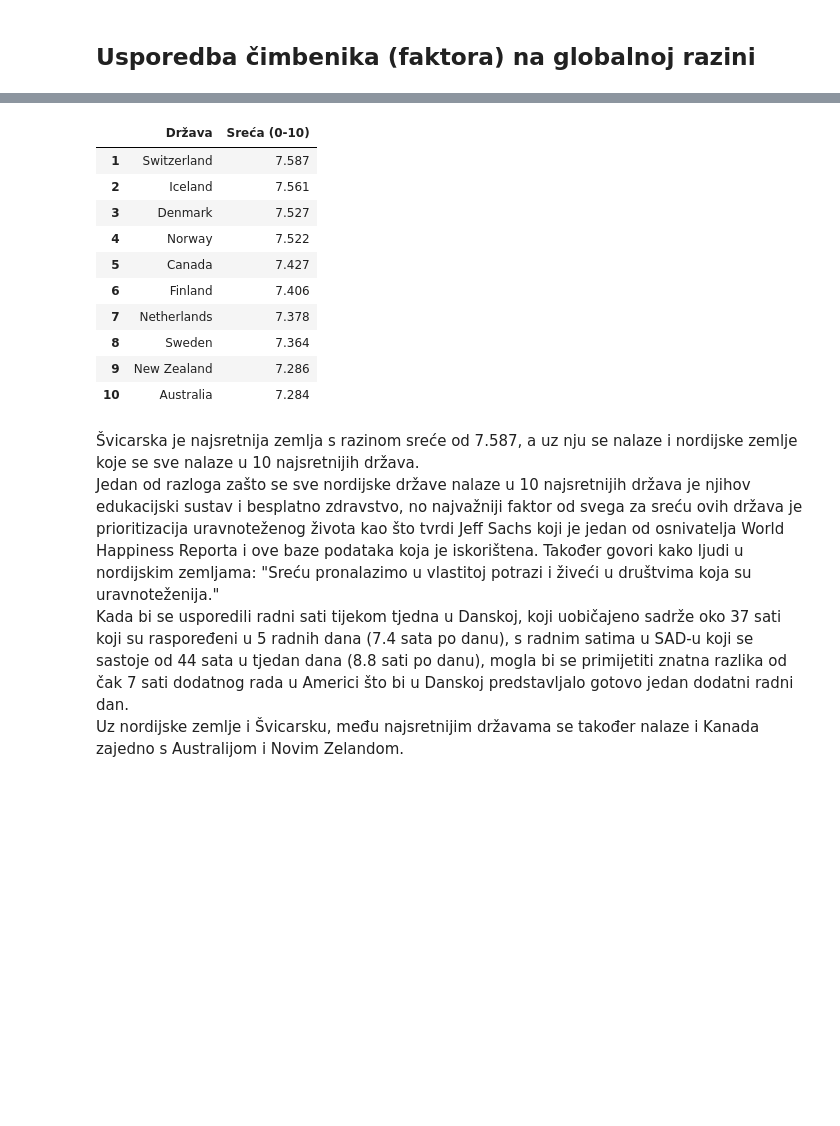
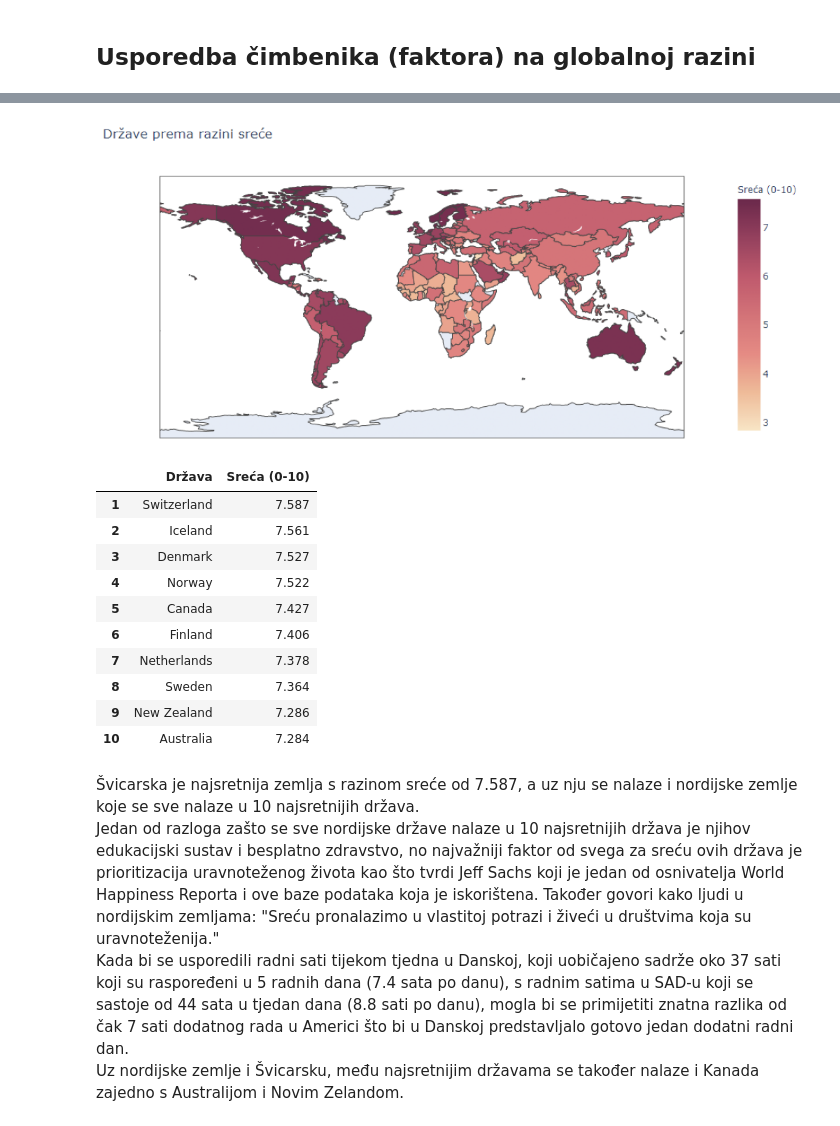
Before and after one commit to jslavic/radzaskolu, a Jupyter notebook: SkolskiRad.ipynb, the cells around one changed output, grey strips where cells are left out. Cells and saved outputs as stored; diff of their text form; code cells hidden in the pictures; blank space fills up the shorter version.

```diff
--- a/SkolskiRad.ipynb
+++ b/SkolskiRad.ipynb
@@ -415,10 +409,27 @@ Prema utjecaju čimbenika velikodušnosti stanovništva, Hrvatska je jedna od ze
 ## Usporedba čimbenika (faktora) na globalnoj razini
 # %%
 import plotly.express as px
+import matplotlib.image as mpimg
 
+fig, ax = plt.subplots(figsize=(18,12))
+
+#vizualizacija je napravljena pomoću učitavanja slika jer se interaktivna karta koja je bila prvobitno napravljena nije mogla
+#prikazati na GitHub-ovom prikazu
+
+'''
 fig = px.choropleth(podatci, locations="Država", locationmode='country names',
-                  color="Sreća (0-10)", hover_name="Država",
-                  title="Države prema razini sreće", hover_data=["Sreća (0-10)"], color_continuous_scale='Burgyl',)
+                  color="varijabla", hover_name="Država",
+                  title="naslov",
+                  hover_data=["varijabla"], color_continuous_scale='matter',)
 fig.show()
+'''
+#ovo je kod koji se koristio za vizulizaciju
+
+img = mpimg.imread(r'slike\fig1.png')
+imgplot = plt.imshow(img)
+plt.axis('off')
+plt.show()
+
+
 podatci[["Država", "Sreća (0-10)"]].sort_values(by=["Sreća (0-10)"], ascending=False).head(10)
 # %% [output]
@@ -426,3 +436,4 @@ podatci[["Država", "Sreća (0-10)"]].sort_values(by=["Sreća (0-10)"], ascendin
+[figure, added]
 |  | Država | Sreća (0-10) |
 | 1 | Switzerland | 7.587 |
 | 2 | Iceland | 7.561 |
```
Also changed, not shown: parts of 25 cells of this notebook.
